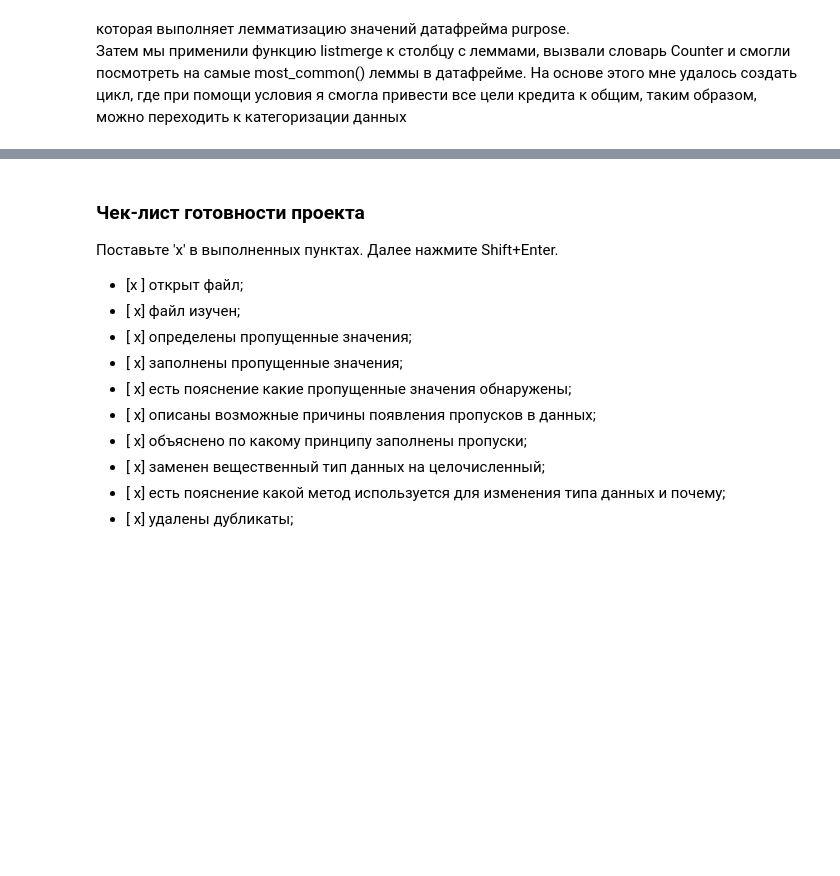
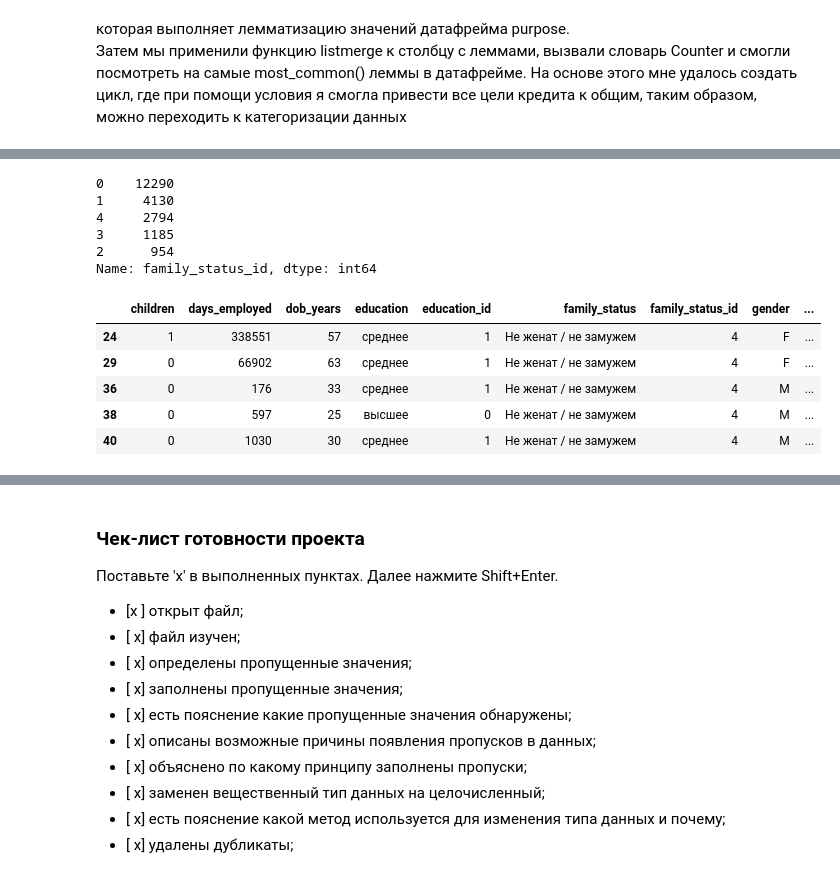
Before and after one commit to TinaMontana44/TM44, a Jupyter notebook: 1st/first.ipynb, the cells around one changed output, grey strips where cells are left out. Cells and saved outputs as stored; diff of their text form; code cells hidden in the pictures; blank space fills up the shorter version.

```diff
--- a/1st/first.ipynb
+++ b/1st/first.ipynb
@@ -515,0 +556,7 @@ dtype: int64
+# %%
+def age_group(dob_years):
+        if dob_years < 60:
+                return 'взрослые'
+        return 'пенсионеры'
+data['age_group'] = data['dob_years'].apply(age_group)
+data['age_group']
@@ -515,0 +587,23 @@ dtype: int64
+# %%
+data_family_status_id = data['family_status_id'].value_counts()
+data_family_status_id
+# %% [output]
+0    12290
+1     4130
+4     2794
+3     1185
+2      954
+Name: family_status_id, dtype: int64
+# %%
+data[data['family_status_id'] == 0].head() #замужем
+data[data['family_status_id'] == 1].head() #гражданский брак
+data[data['family_status_id'] == 2].head() #вдовец/ вдова
+data[data['family_status_id'] == 3].head() #развод
+data[data['family_status_id'] == 4].head() #холост
+# %% [output]
+|  | children | days_employed | dob_years | education | education_id | family_status | family_status_id | gender | ... |
+| 24 | 1 | 338551 | 57 | среднее | 1 | Не женат / не замужем | 4 | F | ... |
+| 29 | 0 | 66902 | 63 | среднее | 1 | Не женат / не замужем | 4 | F | ... |
+| 36 | 0 | 176 | 33 | среднее | 1 | Не женат / не замужем | 4 | M | ... |
+| 38 | 0 | 597 | 25 | высшее | 0 | Не женат / не замужем | 4 | M | ... |
+| 40 | 0 | 1030 | 30 | среднее | 1 | Не женат / не замужем | 4 | M | ... |
```
Also changed, not shown: parts of 24 cells of this notebook.
